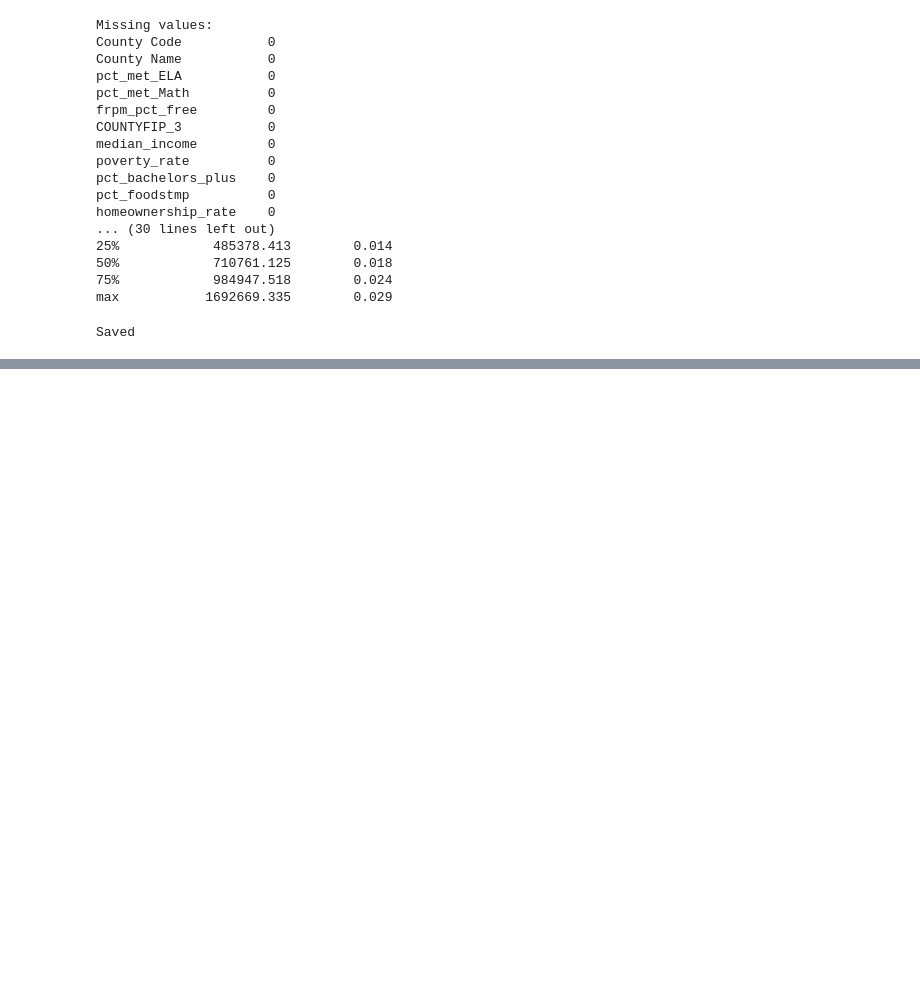
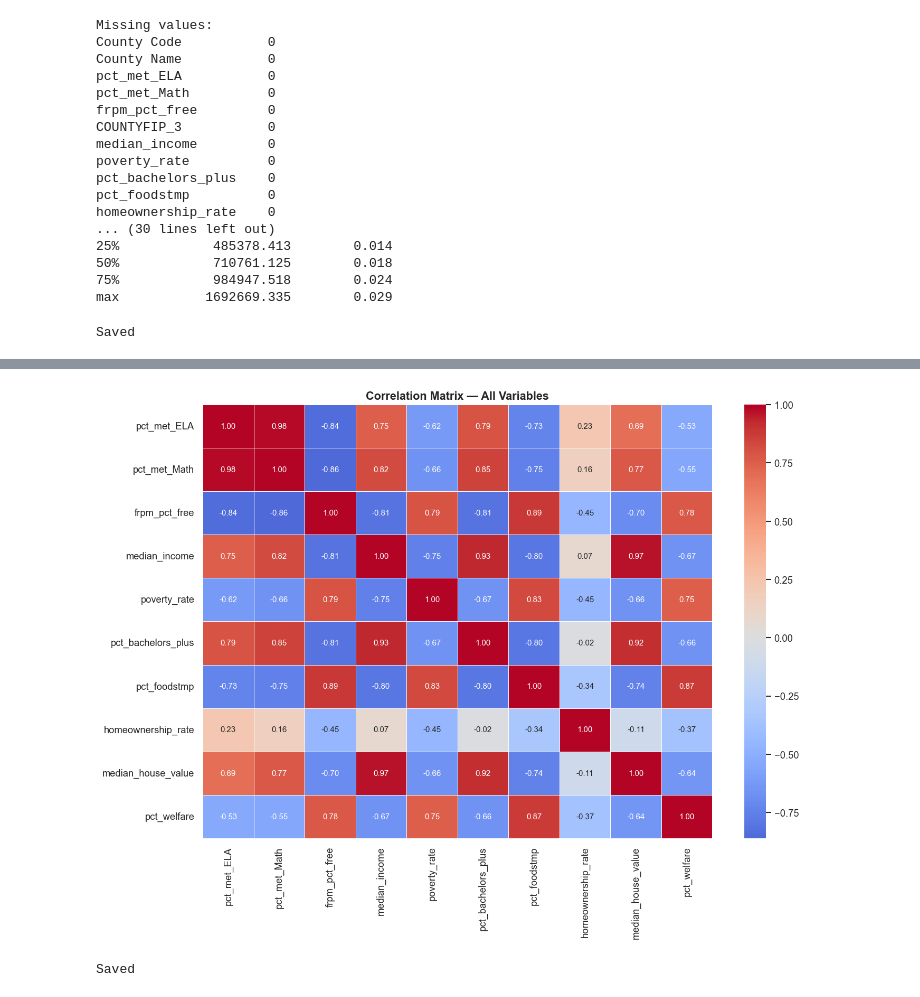
Before and after one commit to andrewyounucsd/math189-final-project, a Jupyter notebook: math189_final_project.ipynb, the cells around one changed output, grey strips where cells are left out. Drawn from its saved outputs; the diff is of its cells as text; code cells hidden in the pictures; blank space fills up the shorter version.

```diff
--- a/math189_final_project.ipynb
+++ b/math189_final_project.ipynb
@@ -350,0 +402,20 @@ Saved
+# %%
+# Correlation heatmap
+# Identifies strength and direction of relationships between all variables
+corr_vars = ['pct_met_ELA', 'pct_met_Math', 'frpm_pct_free', 'median_income',
+             'poverty_rate', 'pct_bachelors_plus', 'pct_foodstmp',
+             'homeownership_rate', 'median_house_value', 'pct_welfare']
+
+corr_matrix = final2[corr_vars].corr().round(2)
+
+plt.figure(figsize=(12, 9))
+sns.heatmap(corr_matrix, annot=True, cmap='coolwarm', center=0,
+            fmt='.2f', linewidths=0.5, annot_kws={'size': 9})
+plt.title('Correlation Matrix — All Variables', fontsize=13, fontweight='bold')
+plt.tight_layout()
+plt.savefig('correlation_heatmap.png', bbox_inches='tight')
+plt.show()
+print("Saved")
+# %% [output]
+[figure, added]
+Saved
```
Also changed, not shown: parts of 31 cells of this notebook.
